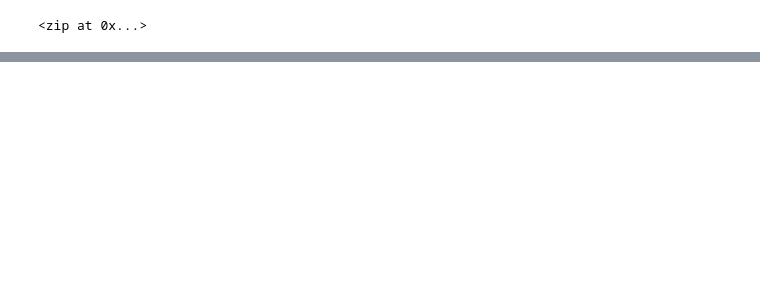
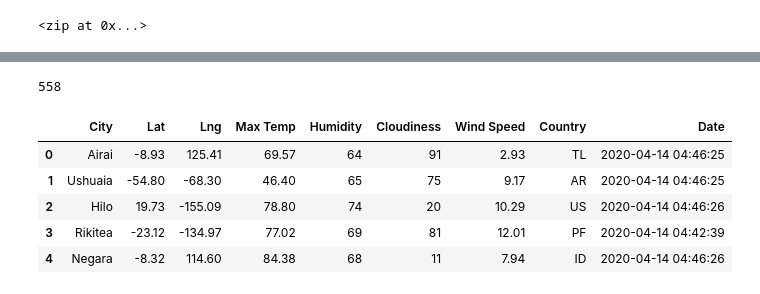
Before and after one commit to jwade688/World_Weather_Analysis, a Jupyter notebook: Weather.ipynb, the cells around one changed output, grey strips where cells are left out. Saved outputs shown, nothing was run; the diff lists cells and outputs as text; code cells hidden in the pictures; blank space fills up the shorter version.

Commit message:
Added cities and weather data

```diff
--- a/Weather.ipynb
+++ b/Weather.ipynb
@@ -4,6 +4,11 @@ import pandas as pd
 import matplotlib.pyplot as plt
 import numpy as np
 from citipy import citipy
+import requests
+from config import weather_api_key
+from datetime import datetime
+
+url = "http://api.openweathermap.org/data/2.5/weather?units=Imperial&APPID=" + weather_api_key
 # %%
 lats = np.random.uniform(-90,90, size=1500)
 lngs = np.random.uniform(-180,180, size=1500)
@@ -32,0 +116,16 @@ len(cities)
+# %%
+# number of cities retrieved
+len(city_data)
+# %% [output]
+558
+# %%
+# Convert the array of dictionaries to a Pandas Dataframe.
+city_data_df = pd.DataFrame(city_data)
+city_data_df.head()
+# %% [output]
+|  | City | Lat | Lng | Max Temp | Humidity | Cloudiness | Wind Speed | Country | Date |
+| 0 | Airai | -8.93 | 125.41 | 69.57 | 64 | 91 | 2.93 | TL | 2020-04-14 04:46:25 |
+| 1 | Ushuaia | -54.80 | -68.30 | 46.40 | 65 | 75 | 9.17 | AR | 2020-04-14 04:46:25 |
+| 2 | Hilo | 19.73 | -155.09 | 78.80 | 74 | 20 | 10.29 | US | 2020-04-14 04:46:26 |
+| 3 | Rikitea | -23.12 | -134.97 | 77.02 | 69 | 81 | 12.01 | PF | 2020-04-14 04:42:39 |
+| 4 | Negara | -8.32 | 114.60 | 84.38 | 68 | 11 | 7.94 | ID | 2020-04-14 04:46:26 |
```
Also changed, not shown: parts of 4 cells of this notebook, 2 other files.
